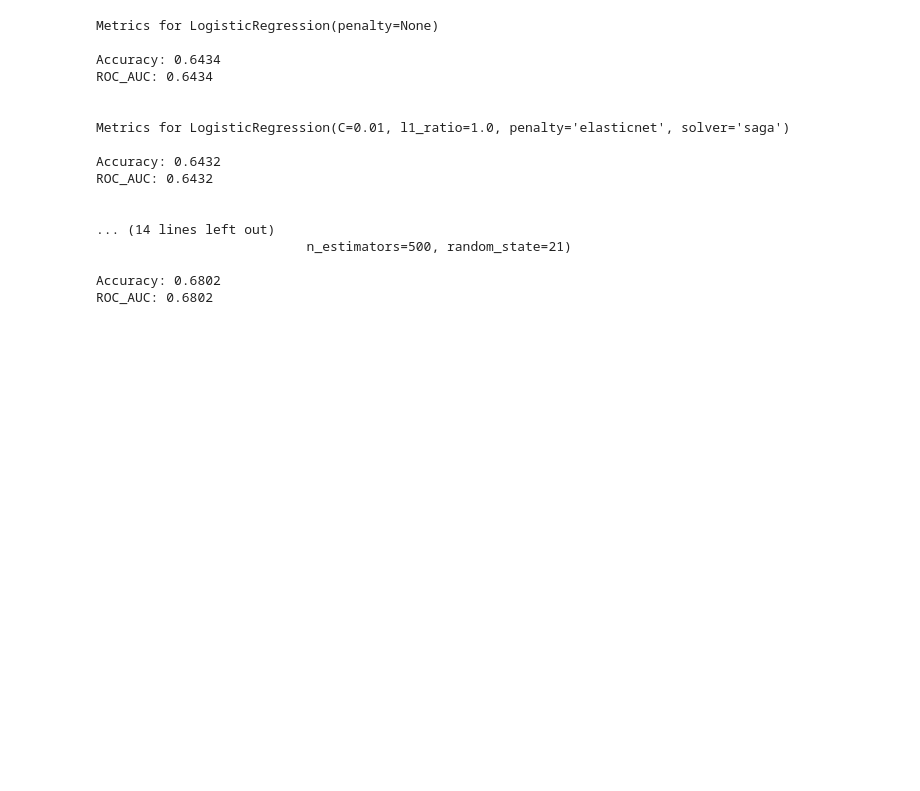
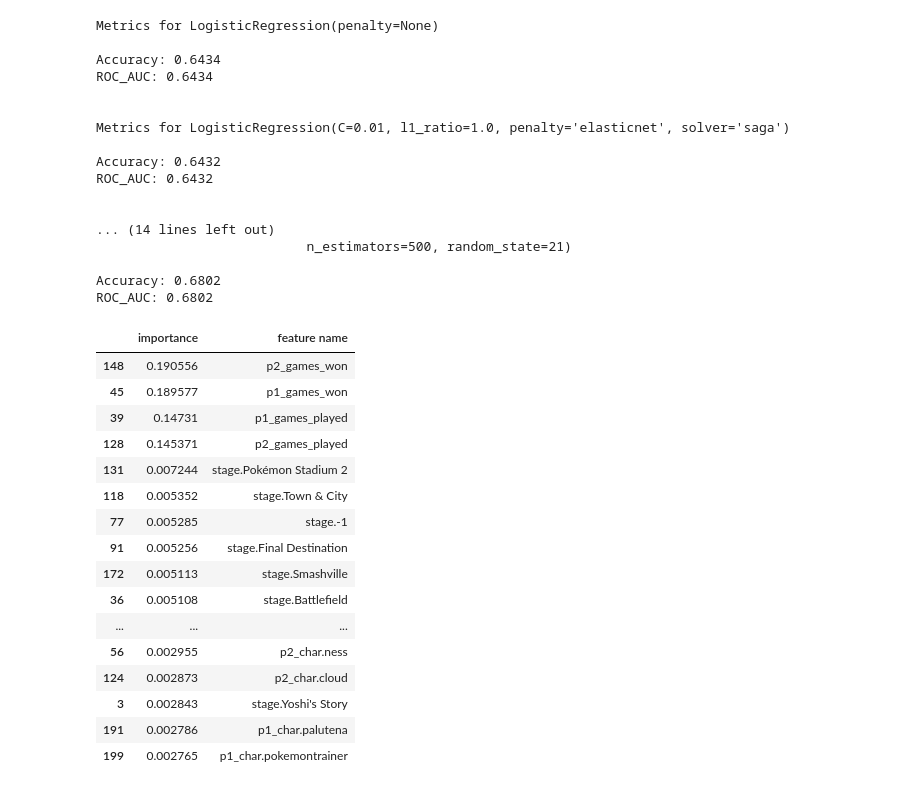
Before and after one commit to enau7/Smash-Ultimate-Set-Prediction, a Jupyter notebook: Prediction/model_testing.ipynb, the cells around one changed output. Saved outputs shown, nothing was run; the diff lists cells and outputs as text; code cells hidden in the pictures; blank space fills up the shorter version.

Commit message:
Variable Importance

```diff
--- a/Prediction/model_testing.ipynb
+++ b/Prediction/model_testing.ipynb
@@ -87,3 +87,29 @@ ROC_AUC: 0.6432
 
 Accuracy: 0.6802
 ROC_AUC: 0.6802
+# %%
+importances = rfc[-1].feature_importances_
+feature_names = rfc["predictors"].transformers_[0][2]
+
+importanceDF = pd.DataFrame([importances,feature_names]).transpose()
+importanceDF.columns = ["importance","feature name"]
+
+importanceDF.sort_values(by="importance",ascending= False).head(20)
+# %% [output]
+|  | importance | feature name |
+| 148 | 0.190556 | p2_games_won |
+| 45 | 0.189577 | p1_games_won |
+| 39 | 0.14731 | p1_games_played |
+| 128 | 0.145371 | p2_games_played |
+| 131 | 0.007244 | stage.Pokémon Stadium 2 |
+| 118 | 0.005352 | stage.Town & City |
+| 77 | 0.005285 | stage.-1 |
+| 91 | 0.005256 | stage.Final Destination |
+| 172 | 0.005113 | stage.Smashville |
+| 36 | 0.005108 | stage.Battlefield |
+| ... | ... | ... |
+| 56 | 0.002955 | p2_char.ness |
+| 124 | 0.002873 | p2_char.cloud |
+| 3 | 0.002843 | stage.Yoshi's Story |
+| 191 | 0.002786 | p1_char.palutena |
+| 199 | 0.002765 | p1_char.pokemontrainer |
```
Also changed, not shown: parts of 5 cells of this notebook, 2 other files.
